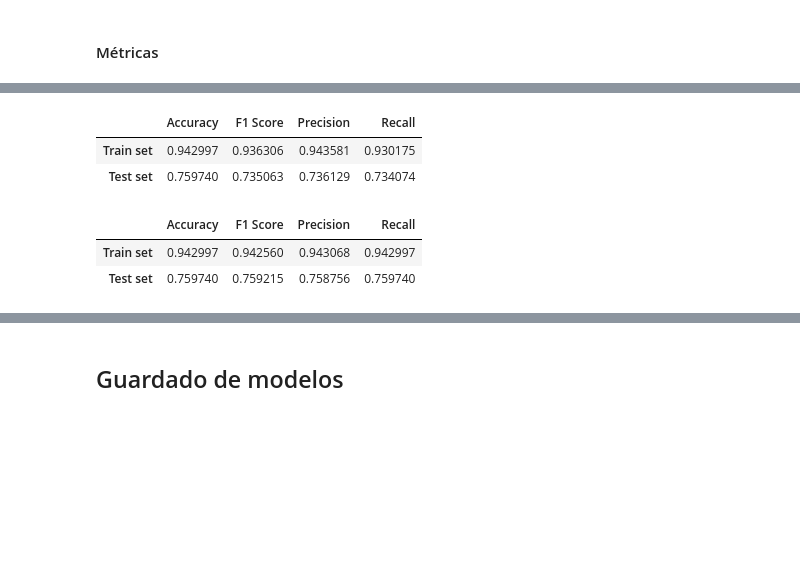
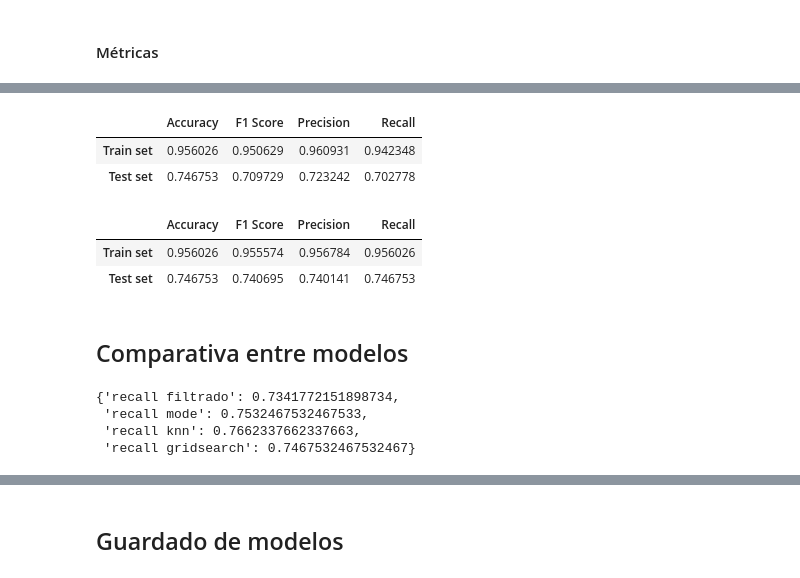
Before and after one commit to 4GeeksAcademy/sayons-intro-ml-new, a Jupyter notebook: src/05-random-forest.ipynb, the cells around one changed output, grey strips where cells are left out. Saved outputs shown, nothing was run; the diff lists cells and outputs as text; code cells hidden in the pictures; blank space fills up the shorter version.

```diff
--- a/src/05-random-forest.ipynb
+++ b/src/05-random-forest.ipynb
@@ -386,3 +385,0 @@ grid_search.best_params_
-# %%
-dt_classifier_model_grid = RandomForestClassifier(n_estimators=50, min_samples_split=10, min_samples_leaf=2, random_state=24)
-dt_classifier_model_grid.fit(X_train, y_train)
@@ -393,6 +387,6 @@ RandomForestClassifier(min_samples_leaf=2, min_samples_split=10,
 #### Predicción
 # %%
 best_model = grid_search.best_estimator_
-y_pred_test = dt_classifier_model_grid.predict(X_test)
-y_pred_test
+y_pred_test_grid = best_model.predict(X_test)
+y_pred_test_grid
 # %% [output]
@@ -406,4 +403,4 @@ array([0, 1, 0, 0, 0, 0, 0, 0, 0, 1, 1, 1, 0, 1, 0, 1, 0, 1, 0, 0, 0, 1,
 # %%
-y_pred_train = dt_classifier_model_grid.predict(X_train)
-y_pred_train
+y_pred_train_grid = best_model.predict(X_train)
+y_pred_train_grid
 # %% [output]
@@ -448,12 +445,27 @@ get_classifier_metrics(y_pred_test, y_test, y_pred_train, y_train) # Micro avera
 # %%
-get_classifier_metrics(y_pred_test, y_test, y_pred_train, y_train, "macro") # Macro average
+get_classifier_metrics(y_pred_test_grid, y_test, y_pred_train_grid, y_train, "macro") # Macro average
 # %% [output]
 |  | Accuracy | F1 Score | Precision | Recall |
-| Train set | 0.942997 | 0.936306 | 0.943581 | 0.930175 |
-| Test set | 0.759740 | 0.735063 | 0.736129 | 0.734074 |
+| Train set | 0.956026 | 0.950629 | 0.960931 | 0.942348 |
+| Test set | 0.746753 | 0.709729 | 0.723242 | 0.702778 |
 # %%
-get_classifier_metrics(y_pred_test, y_test, y_pred_train, y_train, average="weighted") # Weighted average
+get_classifier_metrics(y_pred_test_grid, y_test, y_pred_train_grid, y_train, average="weighted") # Weighted average
 # %% [output]
 |  | Accuracy | F1 Score | Precision | Recall |
-| Train set | 0.942997 | 0.942560 | 0.943068 | 0.942997 |
-| Test set | 0.759740 | 0.759215 | 0.758756 | 0.759740 |
+| Train set | 0.956026 | 0.955574 | 0.956784 | 0.956026 |
+| Test set | 0.746753 | 0.740695 | 0.740141 | 0.746753 |
+# %% [markdown]
+## Comparativa entre modelos
+# %%
+metricas = {'recall filtrado': recall_score(y_test_filtrado, y_pred_test_fil, average='micro'),
+            'recall mode': recall_score(y_test_mode, y_pred_test_mode, average='micro'),
+            'recall knn': recall_score(y_test, y_pred_test, average='micro'),
+            'recall gridsearch': recall_score(y_test, y_pred_test_grid, average='micro')
+
+}
+metricas
+# %% [output]
+{'recall filtrado': 0.7341772151898734,
+ 'recall mode': 0.7532467532467533,
+ 'recall knn': 0.7662337662337663,
+ 'recall gridsearch': 0.7467532467532467}
```
Also changed, not shown: parts of 17 cells of this notebook, 7 other files.
